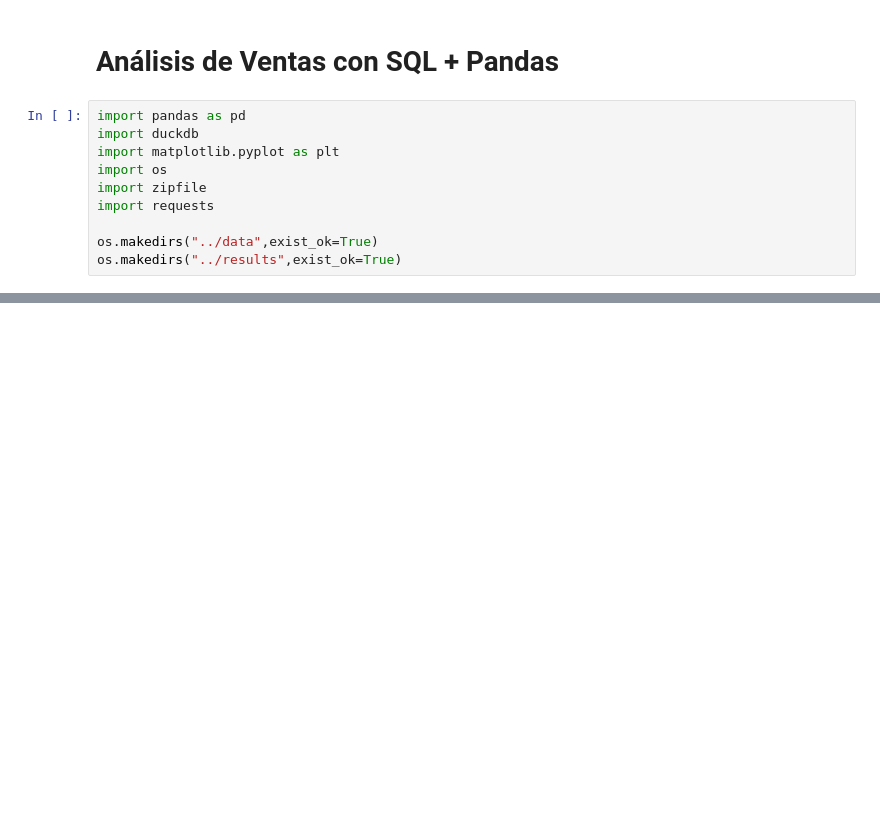
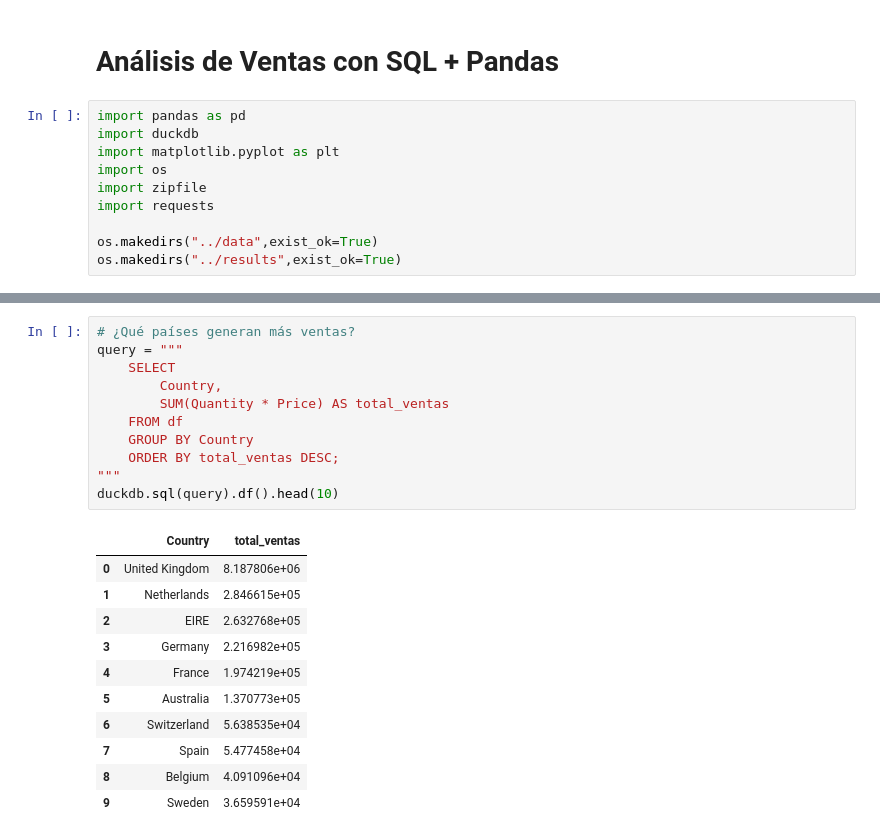
Before and after one commit to StalkerData/Ciencia_de_Datos, a Jupyter notebook: Nivel_2/analisis_ventas_sql/notebooks/analisis_ventas.ipynb, the cells around one changed output, grey strips where cells are left out. Saved outputs shown, nothing was run; the diff lists cells and outputs as text; blank space fills up the shorter version.

```diff
--- a/Nivel_2/analisis_ventas_sql/notebooks/analisis_ventas.ipynb
+++ b/Nivel_2/analisis_ventas_sql/notebooks/analisis_ventas.ipynb
@@ -84,0 +133,23 @@ resultado.df()
+# %%
+# ¿Qué países generan más ventas?
+query = """
+    SELECT
+        Country,
+        SUM(Quantity * Price) AS total_ventas
+    FROM df
+    GROUP BY Country
+    ORDER BY total_ventas DESC;
+"""
+duckdb.sql(query).df().head(10)
+# %% [output]
+|  | Country | total_ventas |
+| 0 | United Kingdom | 8.187806e+06 |
+| 1 | Netherlands | 2.846615e+05 |
+| 2 | EIRE | 2.632768e+05 |
+| 3 | Germany | 2.216982e+05 |
+| 4 | France | 1.974219e+05 |
+| 5 | Australia | 1.370773e+05 |
+| 6 | Switzerland | 5.638535e+04 |
+| 7 | Spain | 5.477458e+04 |
+| 8 | Belgium | 4.091096e+04 |
+| 9 | Sweden | 3.659591e+04 |
```
Also changed, not shown: parts of 11 cells of this notebook.
